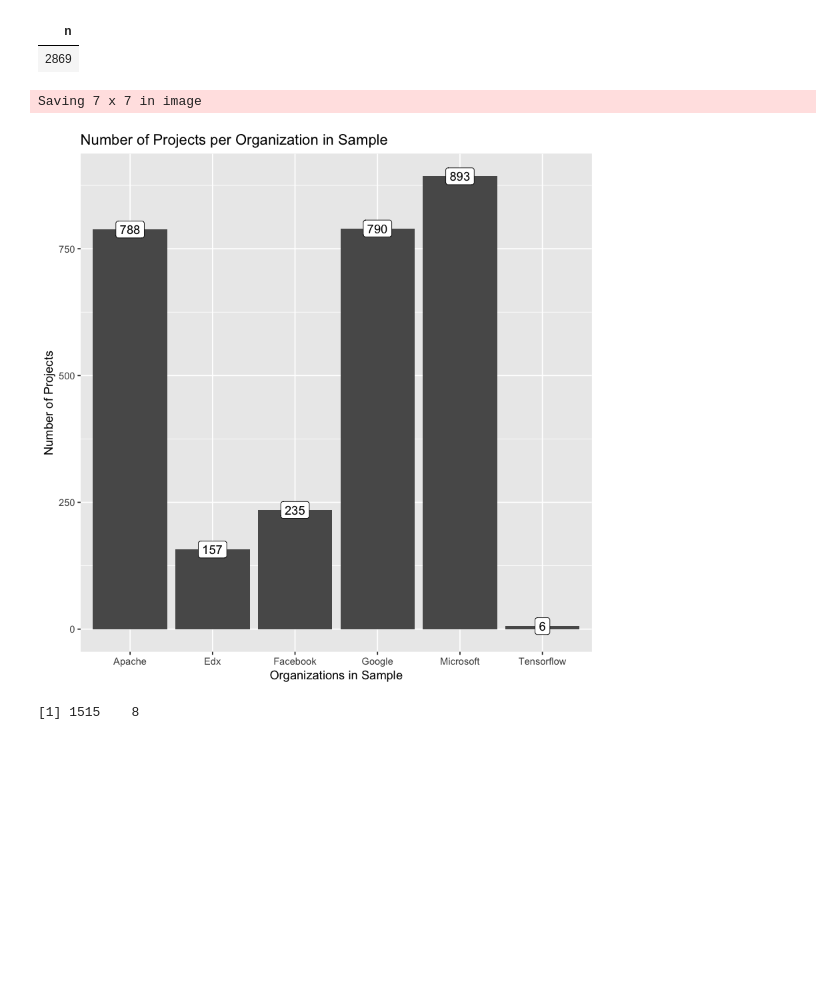
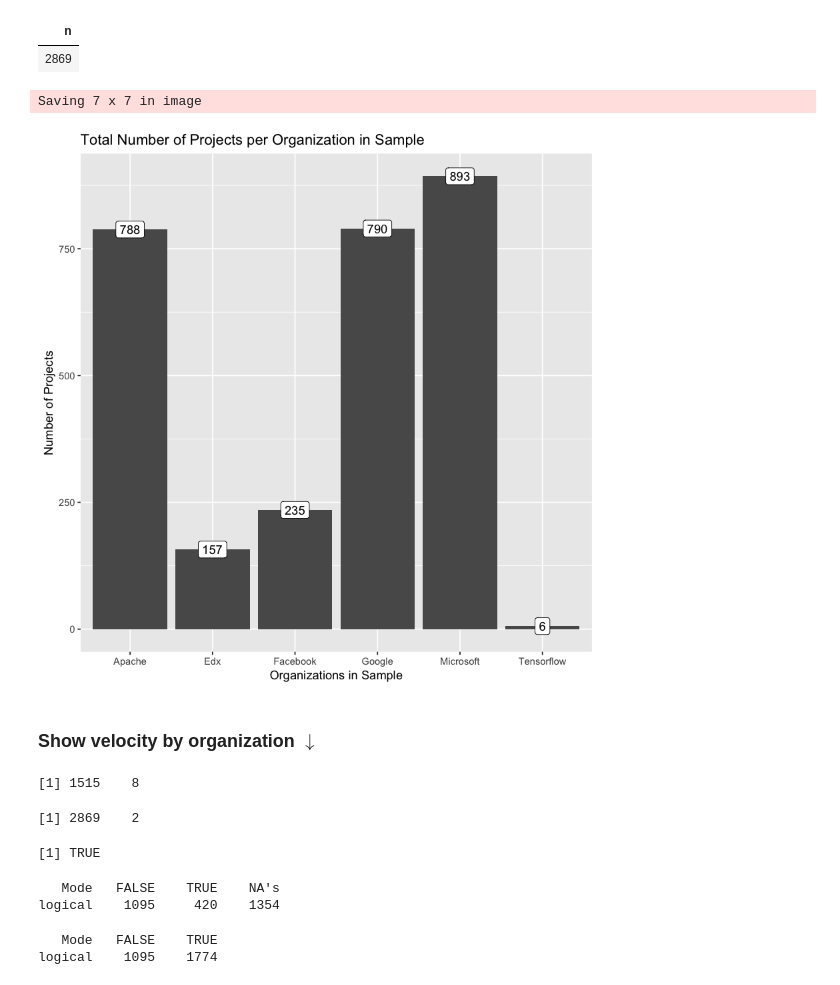
Before and after one commit to tbonza/EDS19, a Jupyter notebook: project/FinalReport.ipynb, the cells around one changed output. Drawn from its saved outputs; the diff is of its cells as text; code cells hidden in the pictures; blank space fills up the shorter version.

```diff
--- a/project/FinalReport.ipynb
+++ b/project/FinalReport.ipynb
@@ -150,17 +160,19 @@ projects %>% count()
 # %%
 # Projects by organization
 
 orgs <- projects %>% group_by(owner_name) %>% count() %>%
             ungroup() %>%
             mutate(owner_name = str_to_title(owner_name))
 f1 <- ggplot(orgs, aes(owner_name, n)) + geom_col() +
         geom_label(aes(label=n)) +
-        labs(title='Number of Projects per Organization in Sample',
+        labs(title='Total Number of Projects per Organization in Sample',
              y='Number of Projects',
              x='Organizations in Sample')
 ggsave('imgs/f1.png')
 f1
 # %% [output]
 Saving 7 x 7 in image
-[figure, old version]
+[figure, new version]
+# %% [markdown]
+### Show velocity by organization $\downarrow$
 # %%
@@ -170,3 +180,37 @@ minimal_projs <- df_target %>% filter(ts == 2018) %>% mutate(minimal =  lines_ad
 dim(minimal_projs)
 # %% [output]
 [1] 1515    8
+# %%
+all_projs <- df_target %>% select(owner_name, project_name) %>% unique()
+dim(all_projs)
+# %% [output]
+[1] 2869    2
+# %%
+full_list <- minimal_projs %>%
+                select(-X1) %>%
+                full_join(all_projs,
+                          by=c("owner_name" = "owner_name", "project_name" = "project_name"))
+
+dim(full_list)[1] == dim(all_projs)[1]
+# %% [output]
+[1] TRUE
+# %%
+summary(full_list$minimal)
+# %% [output]
+   Mode   FALSE    TRUE    NA's
+logical    1095     420    1354
+# %%
+# Get all projects in 2018 irrespective of commits present
+
+full_imp_list <- full_list %>%
+                mutate(
+                    ts = ifelse(is.na(ts), 2018, ts),
+                    minimal = ifelse(is.na(minimal), TRUE, minimal),
+                    lines_added = ifelse(is.na(lines_added), 0, lines_added),
+                    lines_deleted = ifelse(is.na(lines_deleted), 0, lines_deleted),
+                    velocity = ifelse(is.na(velocity), 0, velocity)
+                )
+summary(full_imp_list$minimal)
+# %% [output]
+   Mode   FALSE    TRUE
+logical    1095    1774
```
Also changed, not shown: parts of 6 cells of this notebook.
